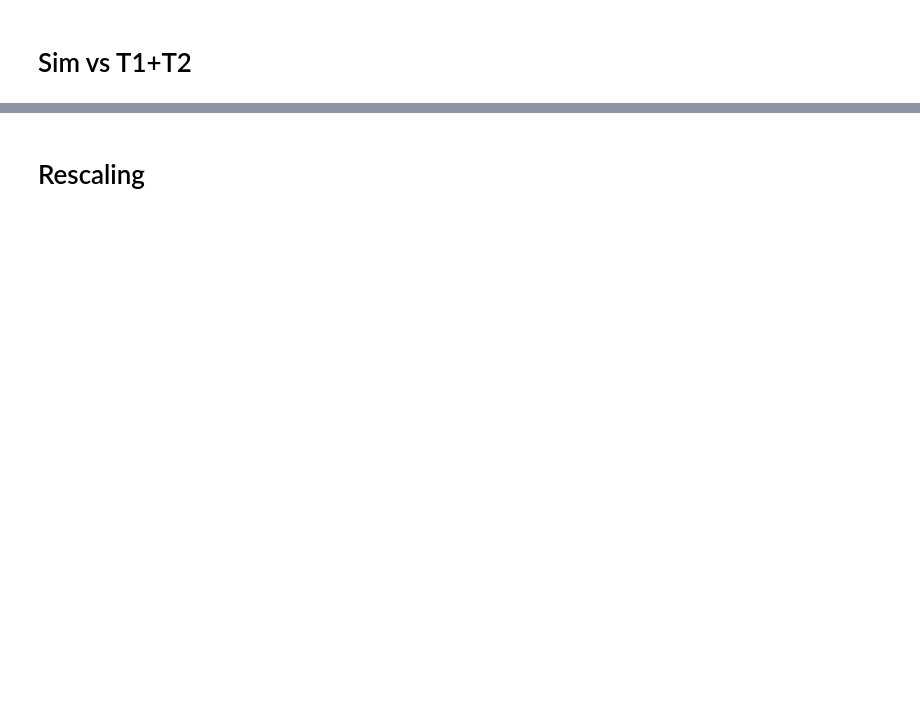
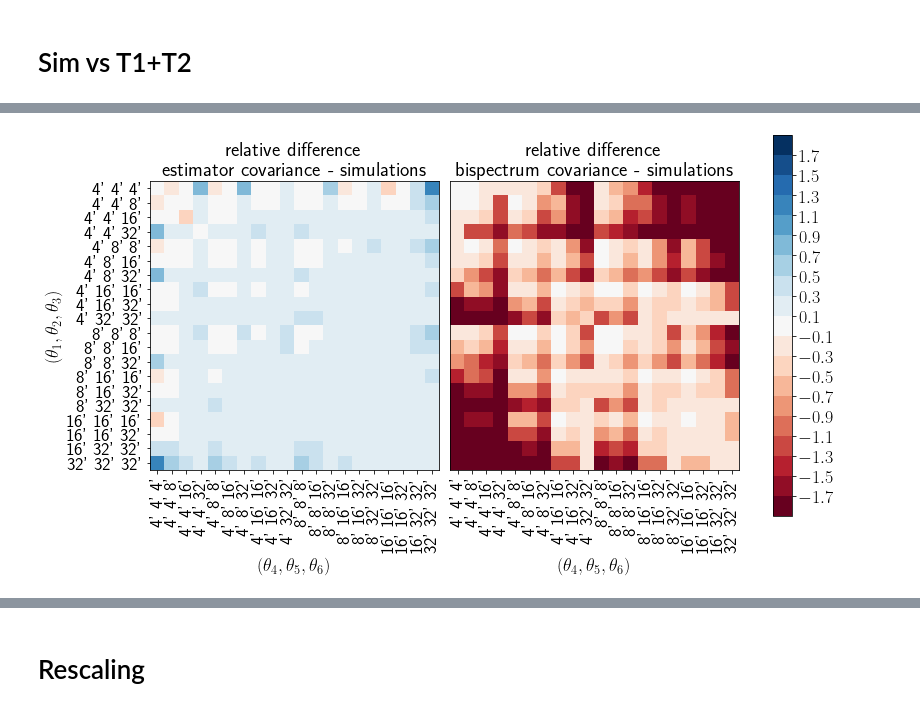
Before and after one commit to sheydenreich/threepoint, a Jupyter notebook: Plots_Tests/PlotsGRF.ipynb, the cells around one changed output, grey strips where cells are left out. Saved outputs shown, nothing was run; the diff lists cells and outputs as text; code cells hidden in the pictures; blank space fills up the shorter version.

```diff
--- a/Plots_Tests/PlotsGRF.ipynb
+++ b/Plots_Tests/PlotsGRF.ipynb
@@ -273,0 +274,69 @@ finalizePlot(ax, outputFn=dir+"/ComparisonGRF_Sim_FracErrors.png", showlegend=Fa
+# %%
+fig, ax=plt.subplots(ncols=2, nrows=1, figsize=(12,7))
+plt.subplots_adjust(hspace=0, wspace=0.04)
+
+
+ax[0].set_ylabel(r'$(\theta_1, \theta_2, \theta_3)$')
+ax[0].set_yticks(thetas_ticks)
+ax[0].set_yticklabels(thetas_labels)
+ax[0].set_xticks([])
+
+# ax[1,0].set_ylabel(r'$(\theta_1, \theta_2, \theta_3)$')
+# ax[1,0].set_yticks(thetas_ticks)
+# ax[1,0].set_yticklabels(thetas_labels)
+# ax[1,0].set_xticks([])
+
+# ax[2,0].set_ylabel(r'$(\theta_1, \theta_2, \theta_3)$')
+# ax[2,0].set_yticks(thetas_ticks)
+# ax[2,0].set_yticklabels(thetas_labels)
+ax[0].set_xlabel(r'$(\theta_4, \theta_5, \theta_6)$')
+ax[0].set_xticks(thetas_ticks)
+ax[0].set_xticklabels(thetas_labels, rotation=90)
+
+ax[1].set_yticks([])
+
+ax[1].set_xlabel(r'$(\theta_4, \theta_5, \theta_6)$')
+ax[1].set_xticks(thetas_ticks)
+ax[1].set_xticklabels(thetas_labels, rotation=90)
+
+# ax[0,2].set_yticks([])
+# ax[0,2].set_xticks([])
+
+# ax[1,2].set_yticks([])
+# ax[1,2].set_xticks([])
+
+# ax[2,2].set_yticks([])
+# ax[2,2].set_xlabel(r'$(\theta_4, \theta_5, \theta_6)$')
+# ax[2,2].set_xticks(thetas_ticks)
+# ax[2,2].set_xticklabels(thetas_labels, rotation=90)
+
+#ax[0].text(0,N-1, r"GRF, $\vartheta_\mathrm{max}:5.73^\circ$", bbox=dict(facecolor='white'), horizontalalignment='left', verticalalignment='bottom', size=20)
+#ax[1,0].text(0,N-1, r"GRF, $\vartheta_\mathrm{max}:10.73^\circ$", bbox=dict(facecolor='white'), horizontalalignment='left', verticalalignment='bottom', size=20)
+#ax[2,0].text(0,N-1, r"GRF, $\vartheta_\mathrm{max}:15.73^\circ$", bbox=dict(facecolor='white'), horizontalalignment='left', verticalalignment='bottom', size=20)
+
+
+cmap=cm.get_cmap('RdBu', 19)
+vmin=-1.9
+vmax=1.9
+
+im=ax[0].imshow(2*(T1_10+T2_10-cov_sim_10)/(T1_10+T2_10+cov_sim_10), cmap=cmap, vmin=vmin, vmax=vmax)
+im=ax[1].imshow(2*(T1_inf_10-cov_sim_10)/(T1_inf_10+cov_sim_10), cmap=cmap, vmin=vmin, vmax=vmax)
+# im=ax[0,2].imshow(2*(T1_inf_10+T2_10-cov_sim_10)/(T1_inf_10+T2_10+cov_sim_10), cmap=cmap, vmin=vmin, vmax=vmax)
+
+# im=ax[1,0].imshow(2*(T1_15+T2_15-cov_sim_15)/(T1_15+T2_15+cov_sim_15), cmap=cmap, vmin=vmin, vmax=vmax)
+# im=ax[1,1].imshow(2*(T1_inf_15-cov_sim_15)/(T1_inf_15+cov_sim_15), cmap=cmap, vmin=vmin, vmax=vmax)
+# im=ax[1,2].imshow(2*(T1_inf_15+T2_15-cov_sim_15)/(T1_inf_15+T2_15+cov_sim_15), cmap=cmap, vmin=vmin, vmax=vmax)
+
+# im=ax[2,0].imshow(2*(T1_20+T2_20-cov_sim_20)/(T1_20+T2_20+cov_sim_20), cmap=cmap, vmin=vmin, vmax=vmax)
+# im=ax[2,1].imshow(2*(T1_inf_20-cov_sim_20)/(T1_inf_20+cov_sim_20), cmap=cmap, vmin=vmin, vmax=vmax)
+# im=ax[2,2].imshow(2*(T1_inf_20+T2_20-cov_sim_20)/(T1_inf_20+T2_20+cov_sim_20), cmap=cmap, vmin=vmin, vmax=vmax)
+
+ax[0].set_title("relative difference \n estimator covariance - simulations", size=20)
+ax[1].set_title("relative difference \n bispectrum covariance - simulations", size=20)
+#ax[0,2].set_title(r"$2\frac{T^\infty_{PPP, 1}+T_{PPP, 2}-C^{\mathrm{sim}}_{\hat{M}_\mathrm{ap}^3}}{T^\infty_{PPP, 1}+T_{PPP, 2}+C^{\mathrm{sim}}_{\hat{M}_\mathrm{ap}^3}}$", size=30)
+
+fig.colorbar(im, ax=ax, ticks=[-1.7, -1.5, -1.3, -1.1, -0.9, -0.7, -0.5, -0.3, -0.1, 0.1, 0.3, 0.5, 0.7, 0.9, 1.1, 1.3, 1.5, 1.7], fraction=0.07)
+
+finalizePlot(ax, outputFn=dir+"/ComparisonGRF_forSven.png", showlegend=False, tightlayout=False)
+# %% [output]
+[figure, added]
```
Also changed, not shown: parts of 6 cells of this notebook, 3 other files.
